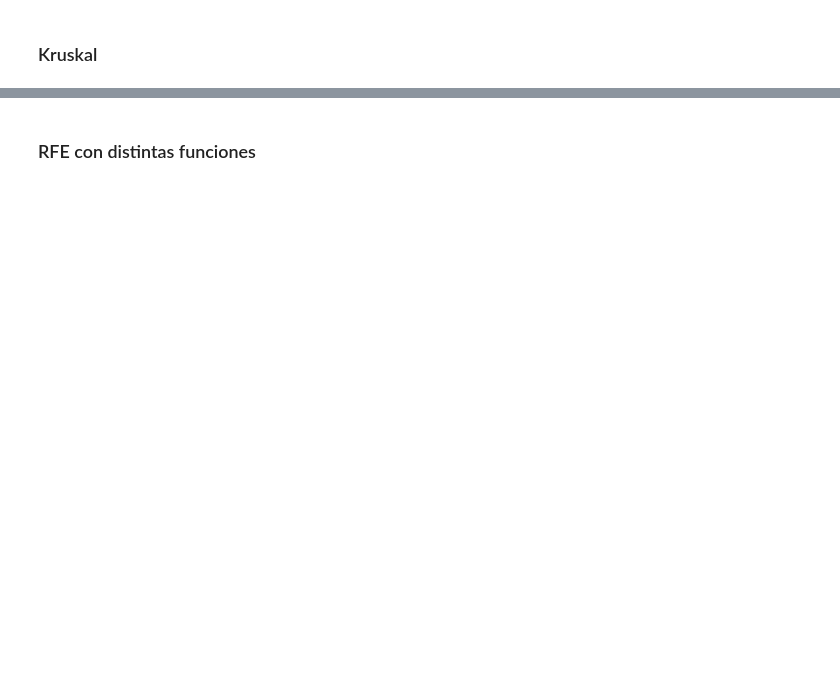
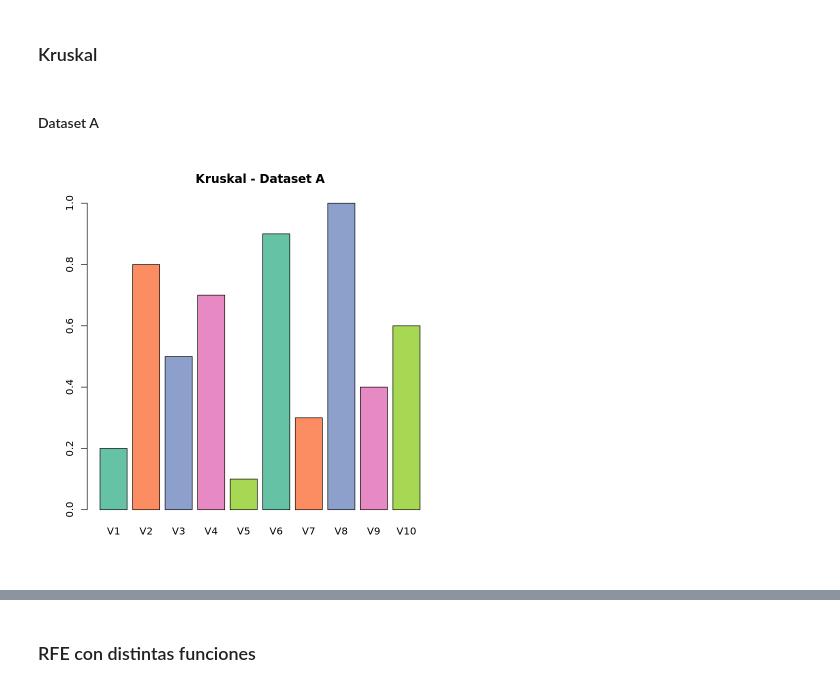
Before and after one commit to natimellino/mineria-de-datos, a Jupyter notebook: TP2.ipynb, the cells around one changed output, grey strips where cells are left out. Saved outputs shown, nothing was run; the diff lists cells and outputs as text; code cells hidden in the pictures; blank space fills up the shorter version.

```diff
--- a/TP2.ipynb
+++ b/TP2.ipynb
@@ -438,2 +377,9 @@ $imp
 # %% [markdown]
 ### Kruskal
+# %% [markdown]
+#### Dataset A
+# %%
+datos_kruskal_A <- kruskal.ranking(datosA.x, datosA.y)
+graficar_valores(datos_kruskal_A, "Kruskal - Dataset A")
+# %% [output]
+[figure, added]
```
Also changed, not shown: parts of 22 cells of this notebook.
